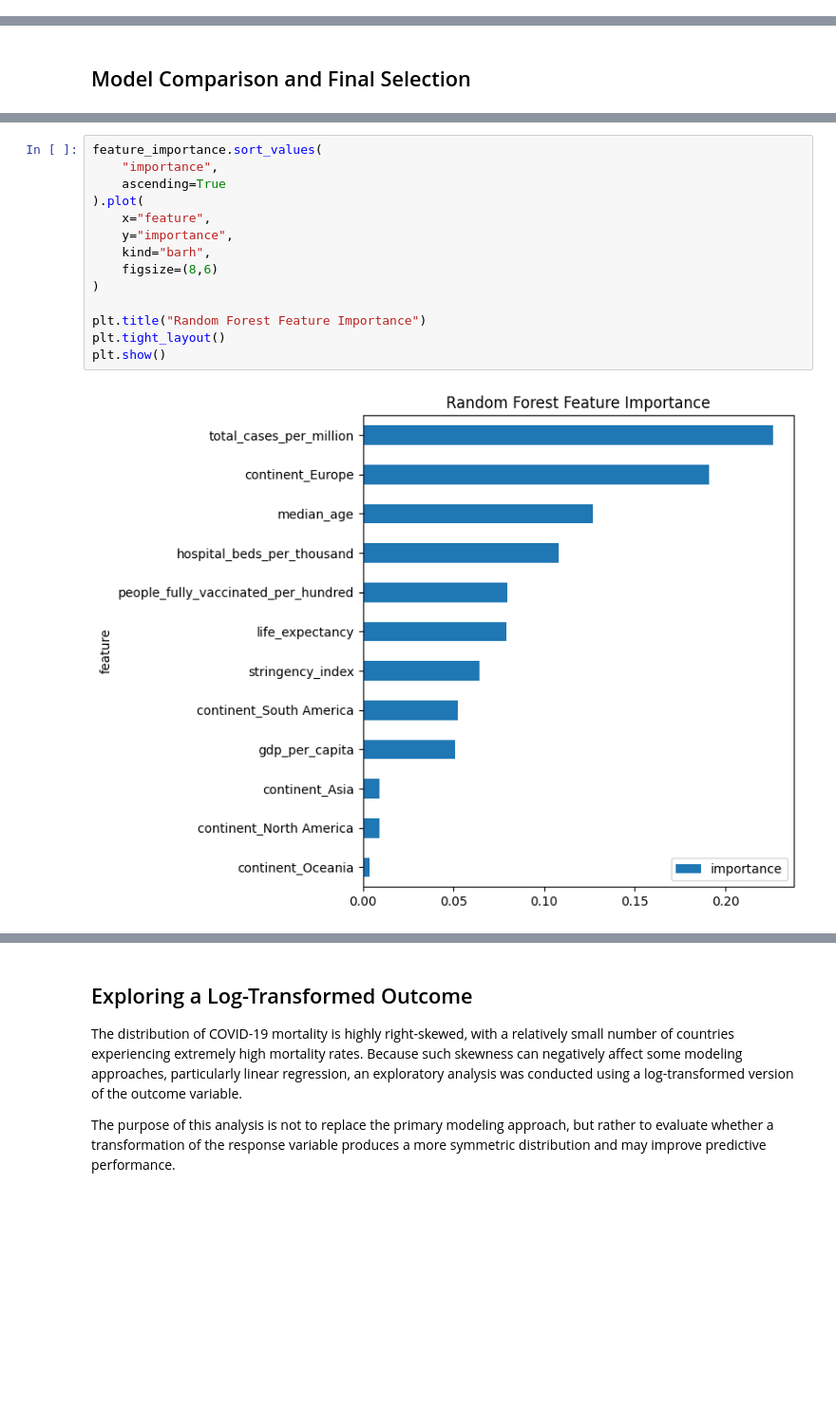
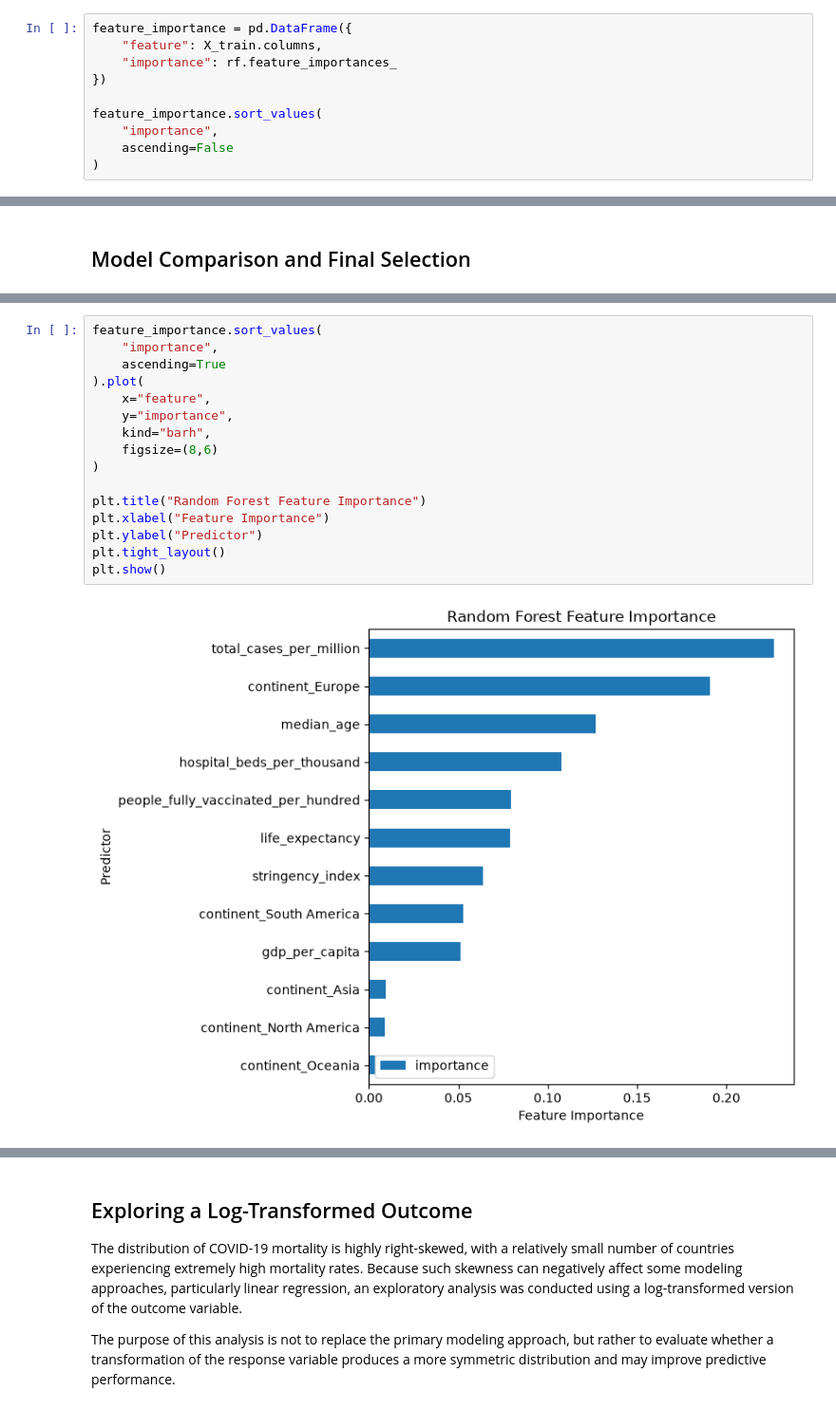
Before and after one commit to darylm910/CovidOWID_Cap2, a Jupyter notebook: notebooks/Covid_Modeling_and_Evaluation.ipynb, the cells around one changed output, grey strips where cells are left out. Shown at 95% size. Cells and saved outputs as stored; diff of their text form; blank space fills up the shorter version.

```diff
--- a/notebooks/Covid_Modeling_and_Evaluation.ipynb
+++ b/notebooks/Covid_Modeling_and_Evaluation.ipynb
@@ -251,0 +241,10 @@ feature_importance.sort_values(
+# %%
+feature_importance = pd.DataFrame({
+    "feature": X_train.columns,
+    "importance": rf.feature_importances_
+})
+
+feature_importance.sort_values(
+    "importance",
+    ascending=False
+)
@@ -491,17 +504,19 @@ Based on these results, the Random Forest model was selected as the final model
 # %%
 feature_importance.sort_values(
     "importance",
     ascending=True
 ).plot(
     x="feature",
     y="importance",
     kind="barh",
     figsize=(8,6)
 )
 
 plt.title("Random Forest Feature Importance")
+plt.xlabel("Feature Importance")
+plt.ylabel("Predictor")
 plt.tight_layout()
 plt.show()
 # %% [output]
-[figure, old version]
+[figure, new version]
 # %% [markdown]
```
Also changed, not shown: parts of 26 cells of this notebook, 1 other file.
